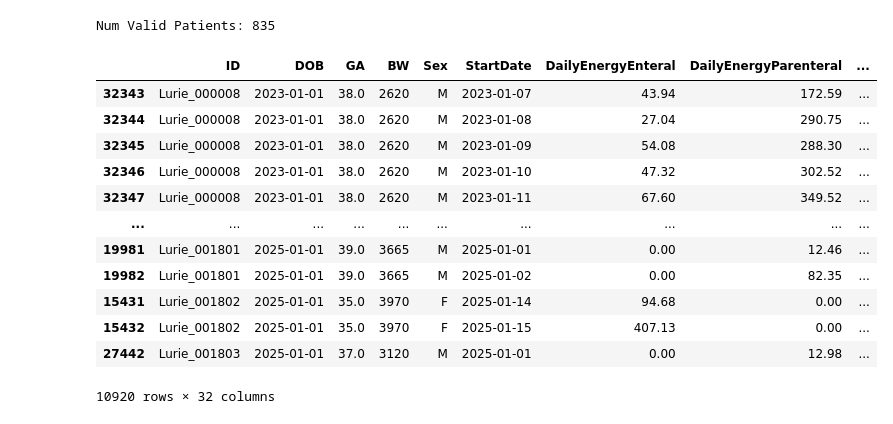
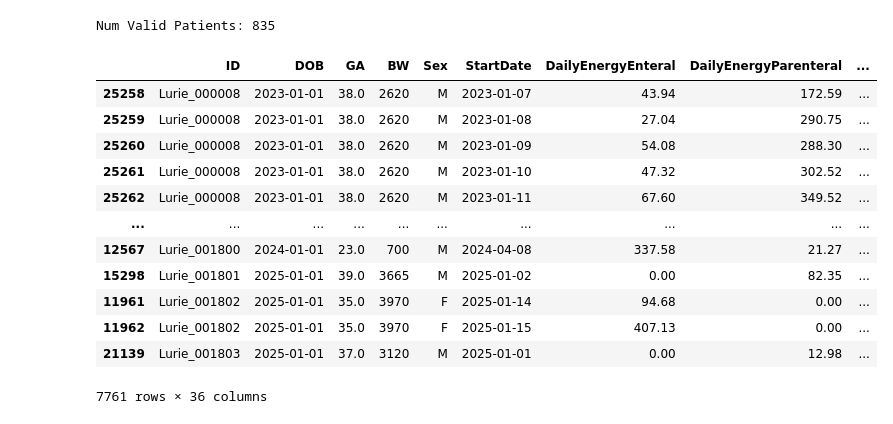
Before and after one commit to walkerad03/mpsc, a Jupyter notebook: notebooks/data_consolidation.ipynb, the cells around one changed output. Cells and saved outputs as stored; diff of their text form; code cells hidden in the pictures.

```diff
--- a/notebooks/data_consolidation.ipynb
+++ b/notebooks/data_consolidation.ipynb
@@ -463,27 +521,42 @@ resp_data = analysis.load_and_process_resp_data(os.path.join(DATA_ROOT, "RespObs
 
 
 io_data = analysis.load_and_process_io_data(os.path.join(DATA_ROOT, "DailyIO.csv"))
+
+stool_data = analysis.load_and_process_stool_weight_data(
+    os.path.join(DATA_ROOT, "StoolWeightObservations.csv")
+)
+
+bp_data = analysis.load_and_process_bp_data(
+    os.path.join(DATA_ROOT, "BPObservations.csv")
+)
 # %% [output]
 Num Valid Patients: 835
 # %%
 consolidated = analysis.consolidate_all_data(
-    demographics, energy_data, pulse_data, io_data, spo2_data, resp_data
+    demographics,
+    energy_data,
+    pulse_data,
+    io_data,
+    spo2_data,
+    resp_data,
+    stool_data,
+    bp_data,
 )
 consolidated
 # %% [output]
 |  | ID | DOB | GA | BW | Sex | StartDate | DailyEnergyEnteral | DailyEnergyParenteral | ... |
-| 32343 | Lurie_000008 | 2023-01-01 | 38.0 | 2620 | M | 2023-01-07 | 43.94 | 172.59 | ... |
-| 32344 | Lurie_000008 | 2023-01-01 | 38.0 | 2620 | M | 2023-01-08 | 27.04 | 290.75 | ... |
-| 32345 | Lurie_000008 | 2023-01-01 | 38.0 | 2620 | M | 2023-01-09 | 54.08 | 288.30 | ... |
-| 32346 | Lurie_000008 | 2023-01-01 | 38.0 | 2620 | M | 2023-01-10 | 47.32 | 302.52 | ... |
-| 32347 | Lurie_000008 | 2023-01-01 | 38.0 | 2620 | M | 2023-01-11 | 67.60 | 349.52 | ... |
+| 25258 | Lurie_000008 | 2023-01-01 | 38.0 | 2620 | M | 2023-01-07 | 43.94 | 172.59 | ... |
+| 25259 | Lurie_000008 | 2023-01-01 | 38.0 | 2620 | M | 2023-01-08 | 27.04 | 290.75 | ... |
+| 25260 | Lurie_000008 | 2023-01-01 | 38.0 | 2620 | M | 2023-01-09 | 54.08 | 288.30 | ... |
+| 25261 | Lurie_000008 | 2023-01-01 | 38.0 | 2620 | M | 2023-01-10 | 47.32 | 302.52 | ... |
+| 25262 | Lurie_000008 | 2023-01-01 | 38.0 | 2620 | M | 2023-01-11 | 67.60 | 349.52 | ... |
 | ... | ... | ... | ... | ... | ... | ... | ... | ... | ... |
-| 19981 | Lurie_001801 | 2025-01-01 | 39.0 | 3665 | M | 2025-01-01 | 0.00 | 12.46 | ... |
-| 19982 | Lurie_001801 | 2025-01-01 | 39.0 | 3665 | M | 2025-01-02 | 0.00 | 82.35 | ... |
-| 15431 | Lurie_001802 | 2025-01-01 | 35.0 | 3970 | F | 2025-01-14 | 94.68 | 0.00 | ... |
-| 15432 | Lurie_001802 | 2025-01-01 | 35.0 | 3970 | F | 2025-01-15 | 407.13 | 0.00 | ... |
-| 27442 | Lurie_001803 | 2025-01-01 | 37.0 | 3120 | M | 2025-01-01 | 0.00 | 12.98 | ... |
+| 12567 | Lurie_001800 | 2024-01-01 | 23.0 | 700 | M | 2024-04-08 | 337.58 | 21.27 | ... |
+| 15298 | Lurie_001801 | 2025-01-01 | 39.0 | 3665 | M | 2025-01-02 | 0.00 | 82.35 | ... |
+| 11961 | Lurie_001802 | 2025-01-01 | 35.0 | 3970 | F | 2025-01-14 | 94.68 | 0.00 | ... |
+| 11962 | Lurie_001802 | 2025-01-01 | 35.0 | 3970 | F | 2025-01-15 | 407.13 | 0.00 | ... |
+| 21139 | Lurie_001803 | 2025-01-01 | 37.0 | 3120 | M | 2025-01-01 | 0.00 | 12.98 | ... |
-10920 rows × 32 columns
+7761 rows × 36 columns
 # %%
 final_data = analysis.add_normal_growth_comparison()
 final_data = analysis.create_polynomial_features()
```
Also changed, not shown: parts of 2 cells of this notebook, 6 other files.
